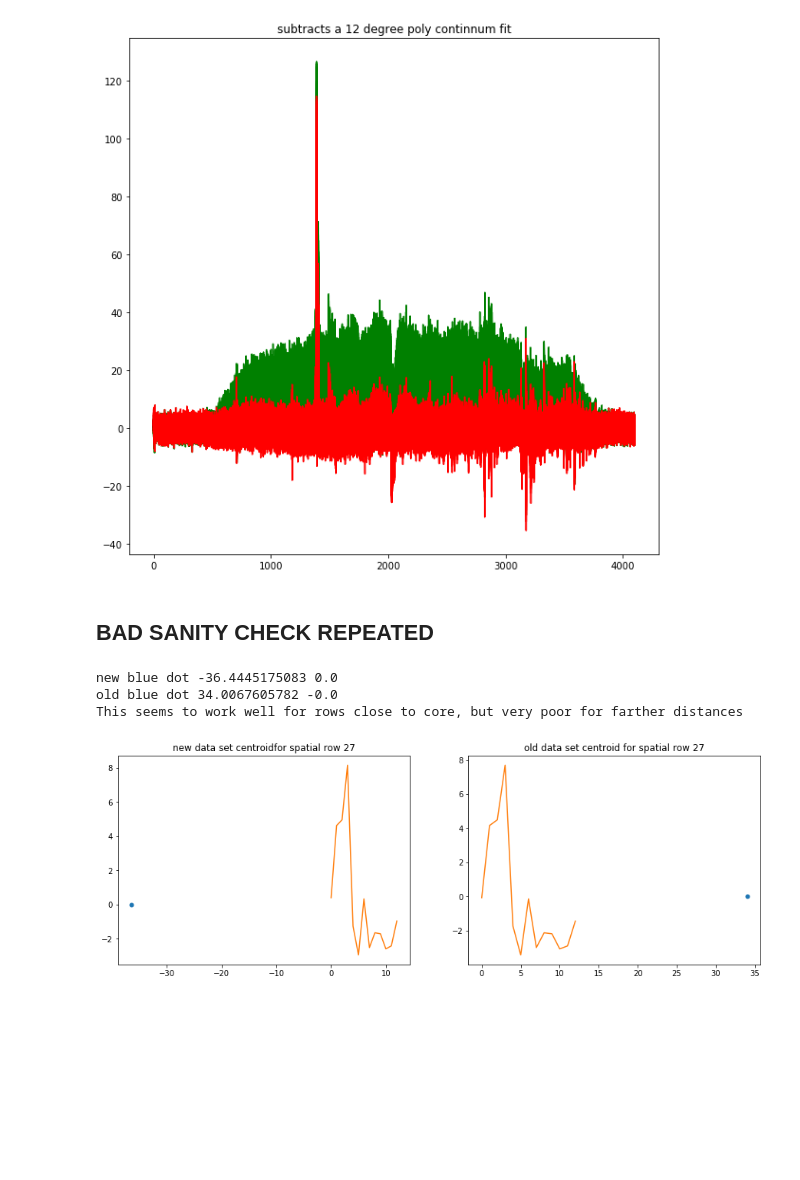
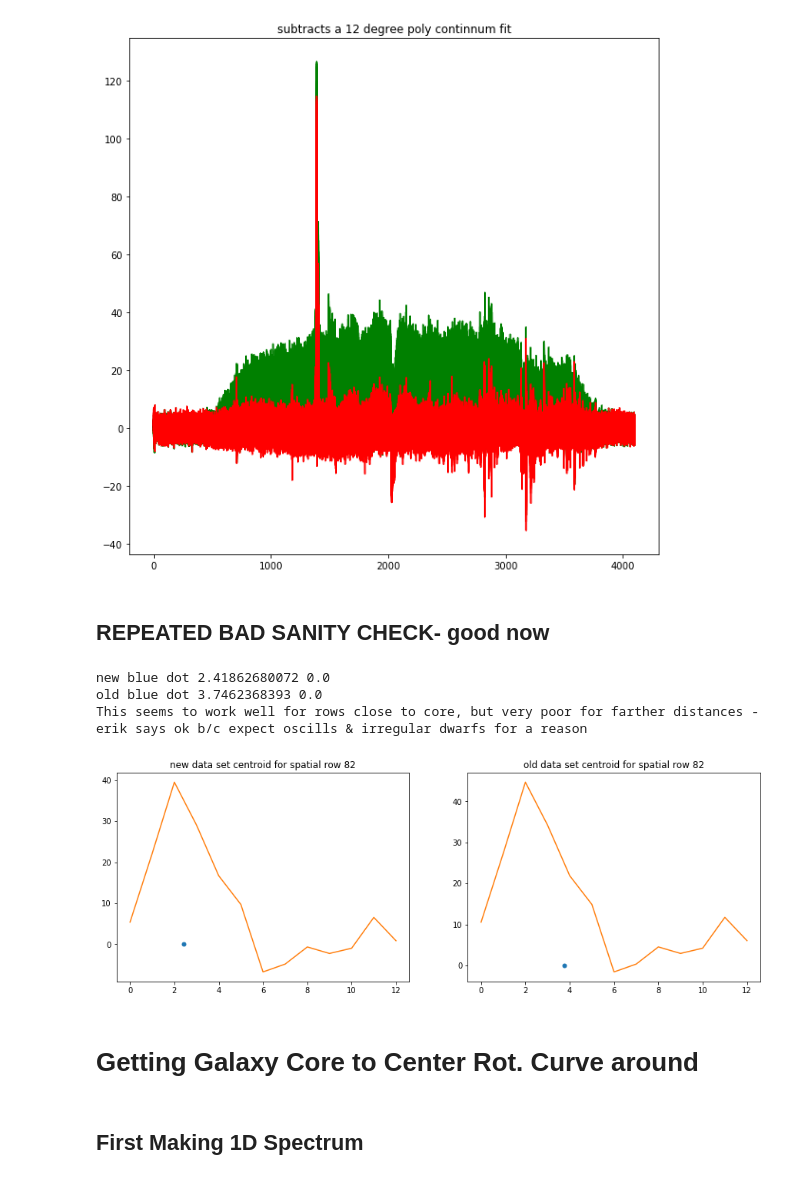
Before and after one commit to deerow22/data_reduction_scrap, a Jupyter notebook: Catch22.ipynb, the cells around one changed output. Saved outputs shown, nothing was run; the diff lists cells and outputs as text; code cells hidden in the pictures; blank space fills up the shorter version.

```diff
--- a/Catch22.ipynb
+++ b/Catch22.ipynb
@@ -258,10 +264,10 @@ print(subimg2.data[::][0])
 #first need to get 1D spectrum for each spatial pixel row in the 2D target data
 
 #extracting target spec from whole 2d spec
-#specaps=(35,260)
-aperature=(35,260) #target location
+target_aperature=(35,260) #target location
+
 flux_data=[] #empty list to hold target 2d spec
-apslc = np.arange(aperature[0],aperature[1]+1,1) #makes list for which rows to extracct spec from
+apslc = np.arange(target_aperature[0],target_aperature[1]+1,1) #makes list for which rows to extracct spec from
 #print (apslc) #as expected, +1 so doesnt cut off last value
 
 #np.shape(subimg2.data)#(440, 4114)
@@ -275,12 +281,17 @@ flux_data=np.array(flux_data)
 print("FLUX_DATA IS THE TARGET'S 2D SPEC WILL WANT TO USE - ENTIRE REDSIDE (minus first 10 wls), NOT HALPHA ISOLATED!!!!!!!!!!!!!!!!!!!!!!!" )
 #need to find a way to sum over diff ranges of apslc
 
+#defining spectral correction factor (try to fit this into loop above later on)
+wl_pix_correction = 10
+
+
 plt.plot(flux_data[145],color='r')#near galaxy center
 plt.plot(flux_data[45],color='k') #near galaxy edge
 plt.plot(flux_data[224],color='g')#near opposite galaxy edge
 
 print('flux data shape:', np.shape(flux_data)) #(226, 4104)
-print('NOTE THIS CELL CUTS OFF FIRST 10 PIXELS OF DATA FROM ENTIRE CCD SIZE DATASET DUE TO OSCILLS')
+print('NOTE THIS CELL CUTS OFF FIRST 10 PIXELS OF DATA FROM ENTIRE CCD SIZE DATASET DUE TO OSCILLS ',
+      'WL_PIX_CORRECTION DEFINED HERE!!!!!! ')
 # %% [output]
 FLUX_DATA IS THE TARGET'S 2D SPEC WILL WANT TO USE - ENTIRE REDSIDE (minus first 10 wls), NOT HALPHA ISOLATED!!!!!!!!!!!!!!!!!!!!!!!
 flux data shape: (226, 4104)
@@ -290,16 +301,20 @@ NOTE THIS CELL CUTS OFF FIRST 10 PIXELS OF DATA FROM ENTIRE CCD SIZE DATASET DUE
 ## SANITY CHECK - BAD
 # %%
 #good
-#applied centroid to halpha reduced wl range....no ds applied
+#centroid testing in halpha reduced wl range....no ds applied
+
+#cutting flux array to see wl's around H-alpha
 flux_data_short2 = flux_data[:,1387:1400] #still guessing - need convert pix to wl here somehow
 #guess will be calculated from target's z estimate of h-alpha wl location---will need to apply ds tho
 
-row = 30 #change which spatial row visualizing here
+row = 80 #change which spatial row visualizing here
 
-#testing individual rows to see if centroid = halpha center
-testha = flux_data_short2[row] #gets weird near end of range 0-226
-testnewha = testha[np.newaxis,:] #converting 1d array into a 'fake' 2d array
+#doing centroid testing on individual rows to see if centroid = halpha center
+testha = flux_data_short2[row] #specifying one row to test h-alpha centroid
+testnewha = testha[np.newaxis,:] #converting 1d array into a 'fake' 2d array for next line
 x,y = centroid_com(testnewha) #centroiding fcn requires 2d array input
+
+#plotting results
 plt.plot(x,y,'.',markersize=10)
 plt.plot(testha);
 plt.title('crap, this isnt at h-alpha center for spatial row {:}'.format(row))
@@ -343,40 +358,44 @@ shape new: (226, 4104)
 new is the name of continum subtracted (and inst & sky subtracted, spatially reduced) 2d target data array
 [figure]
 # %% [markdown]
-## BAD SANITY CHECK REPEATED
+## REPEATED BAD SANITY CHECK- good now
 # %%
 #new data centroiding
 
 new_short = new[:,1387:1400] #still guessing - need convert pix to wl here somehow
 #guess will be calculated from target's z estimate of h-alpha wl location---will need to apply ds tho
 
-row = 27 #change spatial row viewing here
-#62, 27, 222
+row = 82 #change spatial row viewing here
+#62, 27, 222 bad
 #82, 122, 182 good
 
 
 #new continum subt data
 new_testha = new_short[row]
 new_testha2 = new_testha[np.newaxis,:]
 x2,y2 = centroid_com(new_testha2)
 f, (ax1,ax2) = plt.subplots(1,2,figsize=(15,5))
 ax1.plot(x2,y2,'.',markersize=10)
 ax1.plot(new_testha);
-ax1.set_title('new data set centroidfor spatial row {:}'.format(row))
+ax1.set_title('new data set centroid for spatial row {:}'.format(row))
 
 
 #original data from above bad sanity check just replotting for comparison here
 testha = flux_data_short2[row] #gets weird near end of range 0-226
 testnewha = testha[np.newaxis,:] #converting 1d array into a 'fake' 2d array
 x,y = centroid_com(testnewha) #centroiding fcn requires 2d array input
 ax2.plot(x,y,'.',markersize=10)
 ax2.plot(testha);
 ax2.set_title('old data set centroid for spatial row {:}'.format(row))
 print('new blue dot',x2,y2)
 print('old blue dot',x,y)
-print('This seems to work well for rows close to core, but very poor for farther distances ')
+print('This seems to work well for rows close to core, but very poor for farther distances - erik says ok b/c expect oscills & irregular dwarfs for a reason ')
 # %% [output]
-new blue dot -36.4445175083 0.0
-old blue dot 34.0067605782 -0.0
-This seems to work well for rows close to core, but very poor for farther distances
+new blue dot 2.41862680072 0.0
+old blue dot 3.7462368393 0.0
+This seems to work well for rows close to core, but very poor for farther distances - erik says ok b/c expect oscills & irregular dwarfs for a reason
-[figure, old version]
+[figure, new version]
+# %% [markdown]
+# Getting Galaxy Core to Center Rot. Curve around
+# %% [markdown]
+## First Making 1D Spectrum
```
Also changed, not shown: parts of 19 cells of this notebook.
